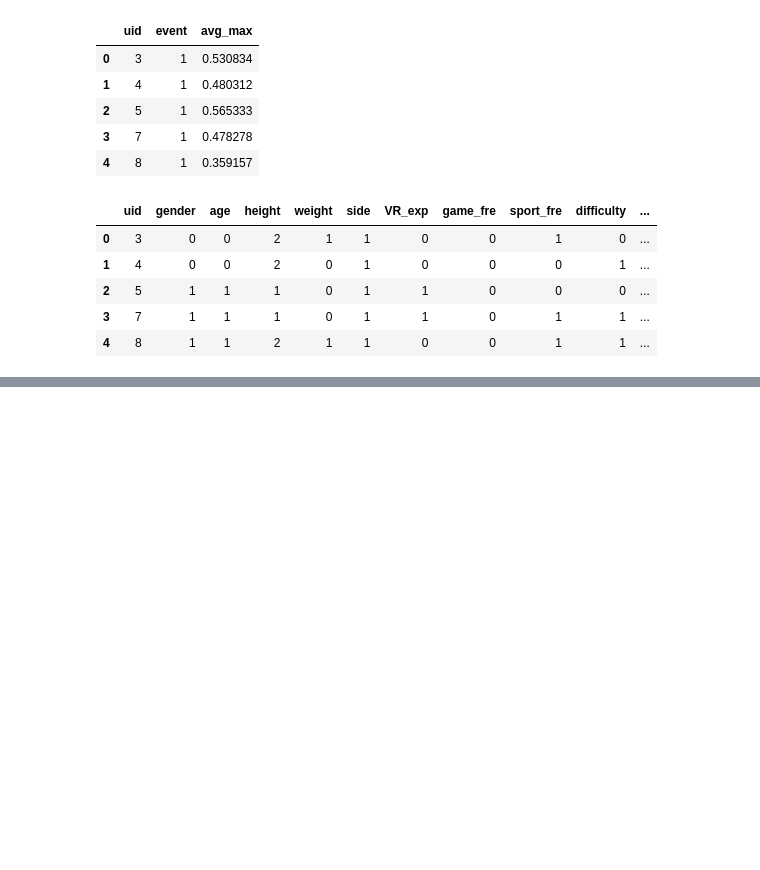
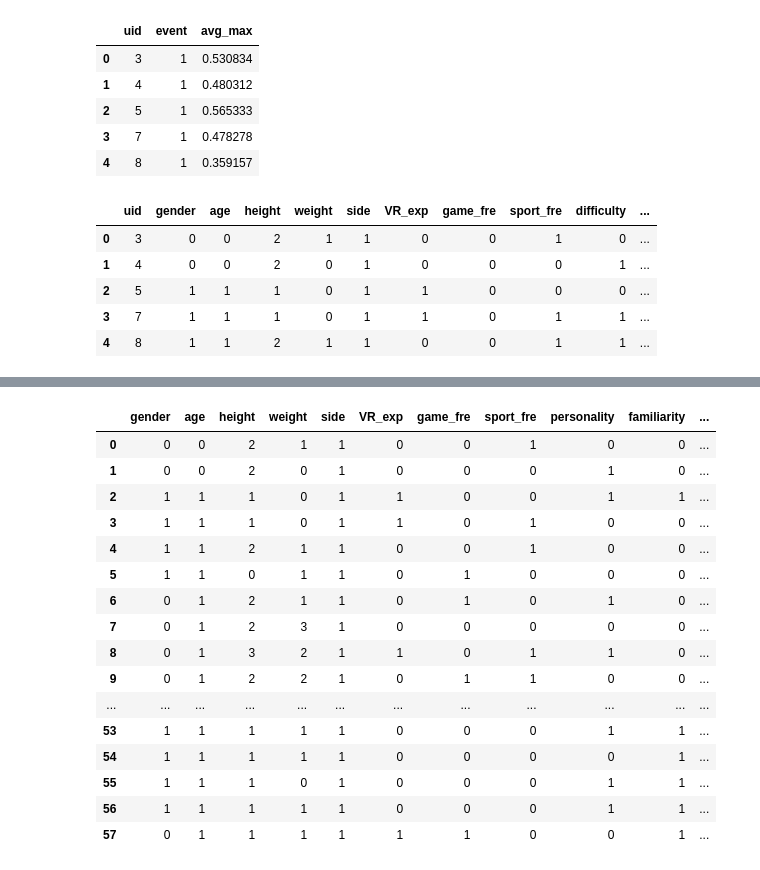
Before and after one commit to ShadowChris/MotionAnalysis-v2, a Jupyter notebook: gen_dataset.ipynb, the cells around one changed output, grey strips where cells are left out. Saved outputs shown, nothing was run; the diff lists cells and outputs as text; code cells hidden in the pictures; blank space fills up the shorter version.

```diff
--- a/gen_dataset.ipynb
+++ b/gen_dataset.ipynb
@@ -187,5 +199,5 @@ event_1_df.head()
 # %%
 # 尝试把距离变成类别
-column_num = event_1_df.shape[1]
-event_1_df.insert(column_num - 1,'class_id', -1)
-# event_1_df.head()
+column_num = curr_event_df.shape[1]
+curr_event_df.insert(column_num - 1,'class_id', -1)
+curr_event_df.head()
@@ -192,19 +211,40 @@ event_1_df.insert(column_num - 1,'class_id', -1)
+# %%
+# 导入聚类后定义的边界
+event_boundary_df = pd.read_csv('./Dataset/imgs/event_centroid_boundary.csv')
+event = event_boundary_df[event_boundary_df['event'] == 1]
 # %%
 # 给类别按条件赋值
+class_0_df = curr_event_df[curr_event_df['avg_max'] < event['class_boundary_1'].item()]
+class_1_df = curr_event_df[(event['class_boundary_1'].item() <= curr_event_df['avg_max']) & (curr_event_df['avg_max'] < event['class_boundary_2'].item())]
+class_2_df = curr_event_df[(event['class_boundary_2'].item() <= curr_event_df['avg_max']) & (curr_event_df['avg_max'] < event['class_boundary_3'].item())]
+class_3_df = curr_event_df[event['class_boundary_3'].item() < curr_event_df['avg_max']]
+for i in range(class_0_df.shape[0]):
+    curr_event_df.loc[class_0_df.index[i], 'class_id'] = 0
+for i in range(class_1_df.shape[0]):
+    curr_event_df.loc[class_1_df.index[i], 'class_id'] = 1
+for i in range(class_2_df.shape[0]):
+    curr_event_df.loc[class_2_df.index[i], 'class_id'] = 2
+for i in range(class_3_df.shape[0]):
+    curr_event_df.loc[class_3_df.index[i], 'class_id'] = 3
 
-
-class_0_df = event_1_df[event_1_df['avg_max'] < 0.397045955]
-class_1_df = event_1_df[(0.397045955 <= event_1_df['avg_max']) & (event_1_df['avg_max'] < 0.449554936)]
-class_2_df = event_1_df[(0.449554936 <= event_1_df['avg_max']) & (event_1_df['avg_max'] < 0.507008433)]
-class_3_df = event_1_df[0.507008433 < event_1_df['avg_max']]
-for i in range(class_0_df.shape[0]):
-    event_1_df.loc[class_0_df.index[i], 'class_id'] = 0
-for i in range(class_1_df.shape[0]):
-    event_1_df.loc[class_1_df.index[i], 'class_id'] = 1
-for i in range(class_2_df.shape[0]):
-    event_1_df.loc[class_2_df.index[i], 'class_id'] = 2
-for i in range(class_3_df.shape[0]):
-    event_1_df.loc[class_3_df.index[i], 'class_id'] = 3
-
-event_1_df.drop('avg_max', axis=1, inplace=True)
+print(curr_event_df)
+curr_event_df.drop('avg_max', axis=1, inplace=True)
+# %% [output]
+|  | gender | age | height | weight | side | VR_exp | game_fre | sport_fre | personality | familiarity | ... |
+| 0 | 0 | 0 | 2 | 1 | 1 | 0 | 0 | 1 | 0 | 0 | ... |
+| 1 | 0 | 0 | 2 | 0 | 1 | 0 | 0 | 0 | 1 | 0 | ... |
+| 2 | 1 | 1 | 1 | 0 | 1 | 1 | 0 | 0 | 1 | 1 | ... |
+| 3 | 1 | 1 | 1 | 0 | 1 | 1 | 0 | 1 | 0 | 0 | ... |
+| 4 | 1 | 1 | 2 | 1 | 1 | 0 | 0 | 1 | 0 | 0 | ... |
+| 5 | 1 | 1 | 0 | 1 | 1 | 0 | 1 | 0 | 0 | 0 | ... |
+| 6 | 0 | 1 | 2 | 1 | 1 | 0 | 1 | 0 | 1 | 0 | ... |
+| 7 | 0 | 1 | 2 | 3 | 1 | 0 | 0 | 0 | 0 | 0 | ... |
+| 8 | 0 | 1 | 3 | 2 | 1 | 1 | 0 | 1 | 1 | 0 | ... |
+| 9 | 0 | 1 | 2 | 2 | 1 | 0 | 1 | 1 | 0 | 0 | ... |
+| ... | ... | ... | ... | ... | ... | ... | ... | ... | ... | ... | ... |
+| 53 | 1 | 1 | 1 | 1 | 1 | 0 | 0 | 0 | 1 | 1 | ... |
+| 54 | 1 | 1 | 1 | 1 | 1 | 0 | 0 | 0 | 0 | 1 | ... |
+| 55 | 1 | 1 | 1 | 0 | 1 | 0 | 0 | 0 | 1 | 1 | ... |
+| 56 | 1 | 1 | 1 | 1 | 1 | 0 | 0 | 0 | 1 | 1 | ... |
+| 57 | 0 | 1 | 1 | 1 | 1 | 1 | 1 | 0 | 0 | 1 | ... |
 # %%
```
Also changed, not shown: parts of 4 cells of this notebook, 3 other files.
